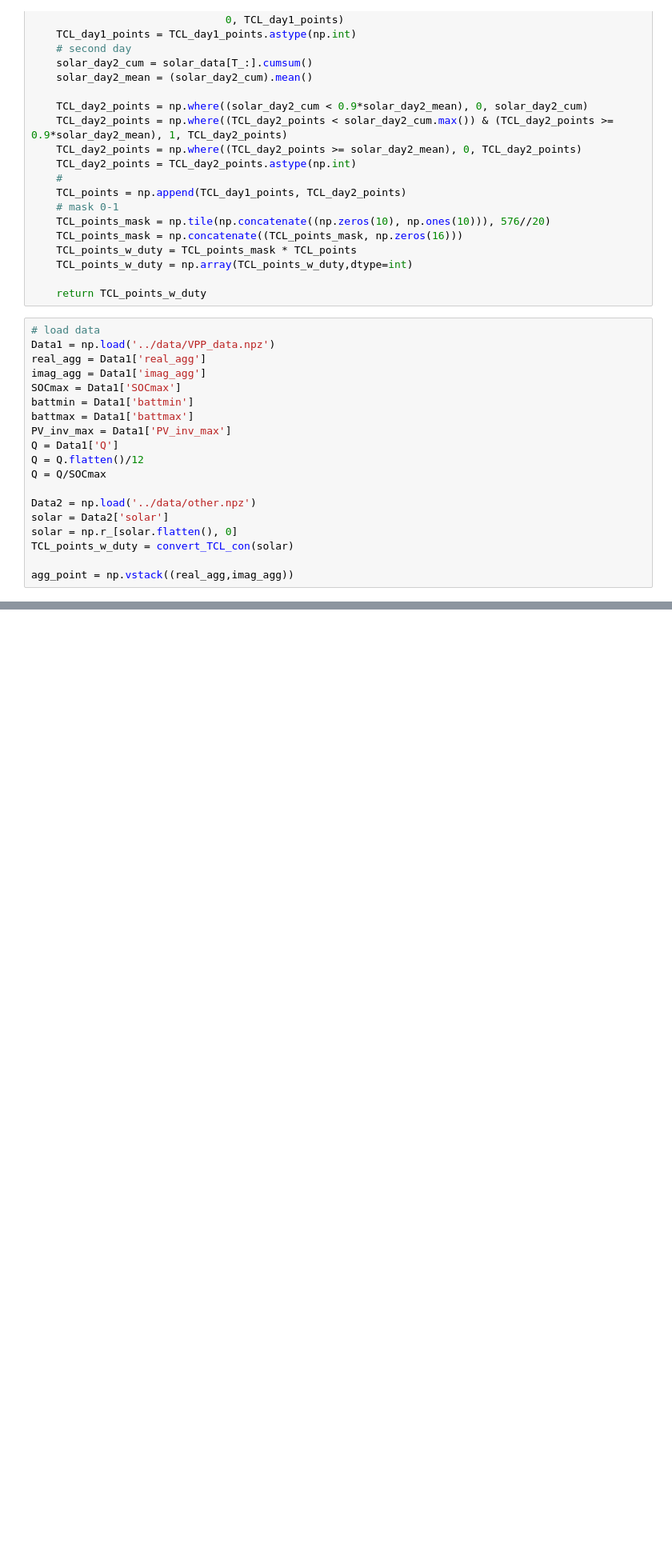
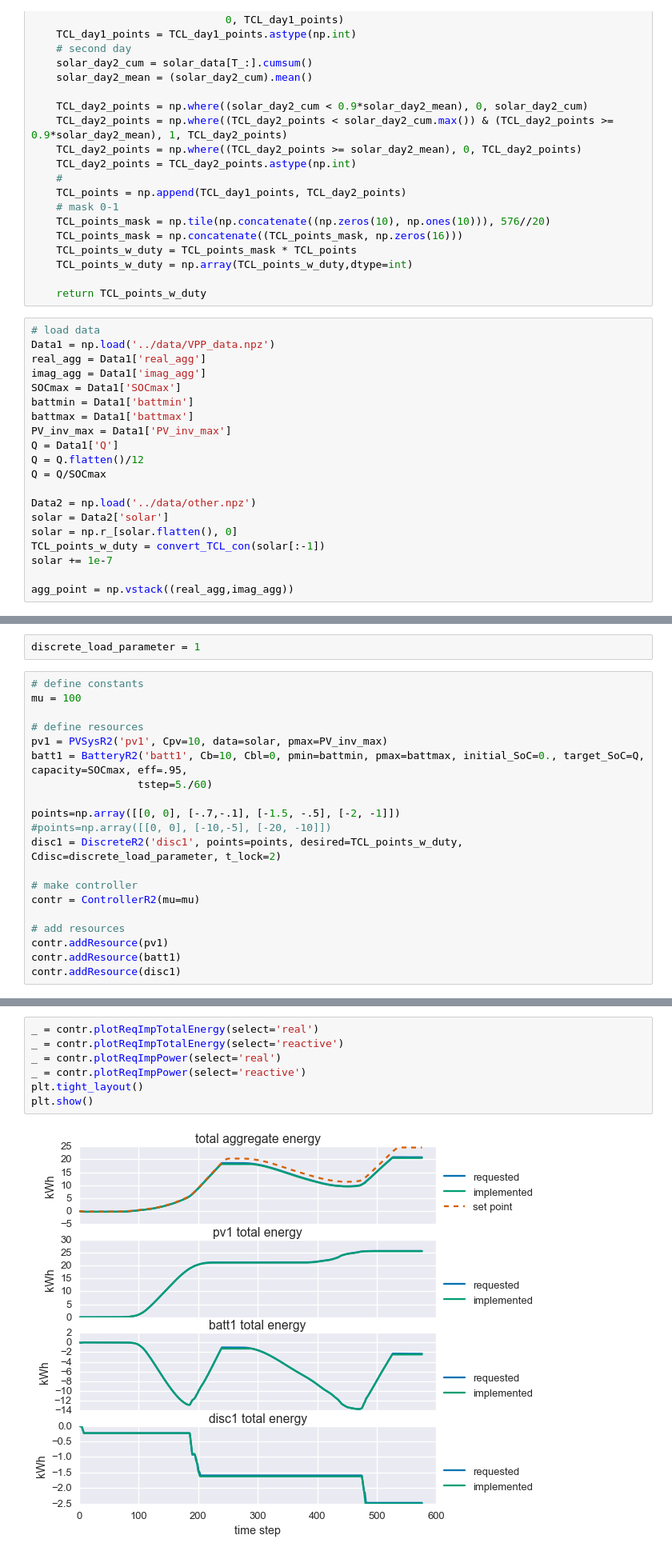
Before and after one commit to tnavidi1/EE364b_project, a Jupyter notebook: notebooks/VPPSimulation.ipynb, the cells around one changed output, grey strips where cells are left out. Shown at 80% size. Drawn from its saved outputs; the diff is of its cells as text; blank space fills up the shorter version.

```diff
--- a/notebooks/VPPSimulation.ipynb
+++ b/notebooks/VPPSimulation.ipynb
@@ -60,6 +61,7 @@ Q = Q/SOCmax
 Data2 = np.load('../data/other.npz')
 solar = Data2['solar']
 solar = np.r_[solar.flatten(), 0]
-TCL_points_w_duty = convert_TCL_con(solar)
+TCL_points_w_duty = convert_TCL_con(solar[:-1])
+solar += 1e-7
 
 agg_point = np.vstack((real_agg,imag_agg))
@@ -67,0 +70,22 @@ IOError: [Errno 2] No such file or directory: '../data/VPP_data.npz'
+# %%
+discrete_load_parameter = 1
+# %%
+# define constants
+mu = 100
+
+# define resources
+pv1 = PVSysR2('pv1', Cpv=10, data=solar, pmax=PV_inv_max)
+batt1 = BatteryR2('batt1', Cb=10, Cbl=0, pmin=battmin, pmax=battmax, initial_SoC=0., target_SoC=Q, capacity=SOCmax, eff=.95,
+                 tstep=5./60)
+
+points=np.array([[0, 0], [-.7,-.1], [-1.5, -.5], [-2, -1]])
+#points=np.array([[0, 0], [-10,-5], [-20, -10]])
+disc1 = DiscreteR2('disc1', points=points, desired=TCL_points_w_duty, Cdisc=discrete_load_parameter, t_lock=2)
+
+# make controller
+contr = ControllerR2(mu=mu)
+
+# add resources
+contr.addResource(pv1)
+contr.addResource(batt1)
+contr.addResource(disc1)
@@ -67,0 +105,9 @@ IOError: [Errno 2] No such file or directory: '../data/VPP_data.npz'
+# %%
+_ = contr.plotReqImpTotalEnergy(select='real')
+_ = contr.plotReqImpTotalEnergy(select='reactive')
+_ = contr.plotReqImpPower(select='real')
+_ = contr.plotReqImpPower(select='reactive')
+plt.tight_layout()
+plt.show()
+# %% [output]
+[figure, added]
```
Also changed, not shown: parts of 12 cells of this notebook.
